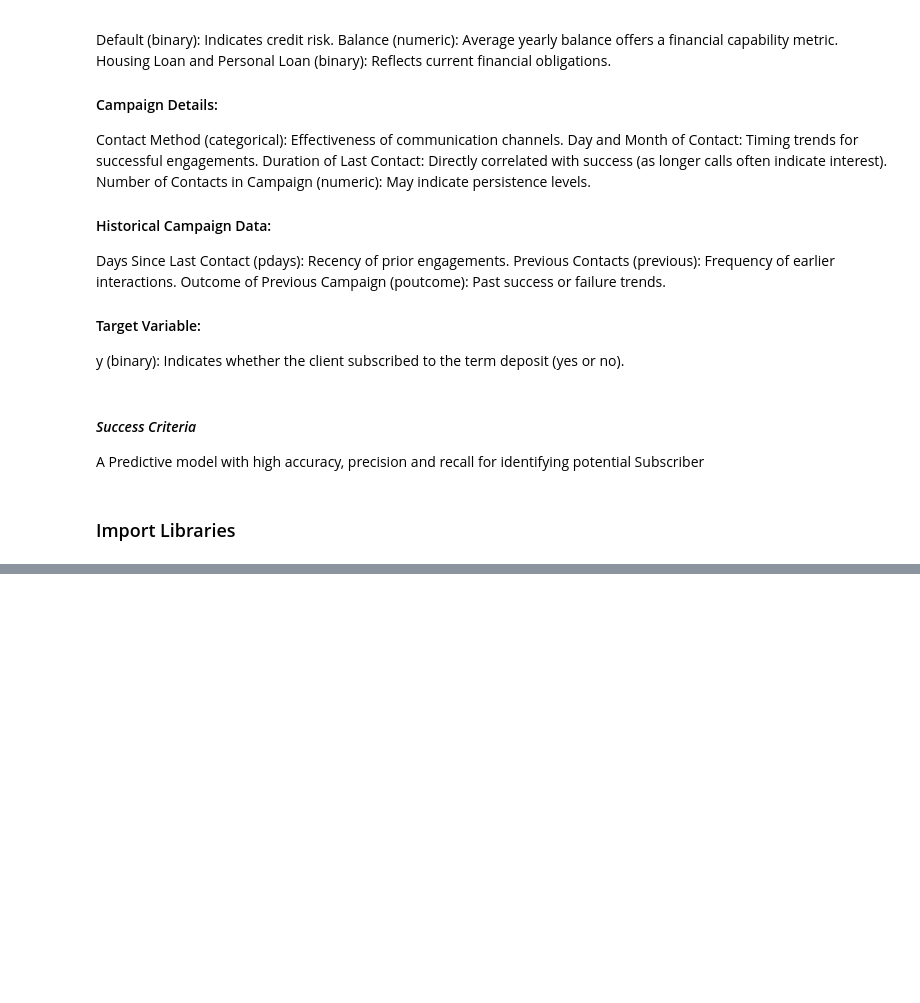
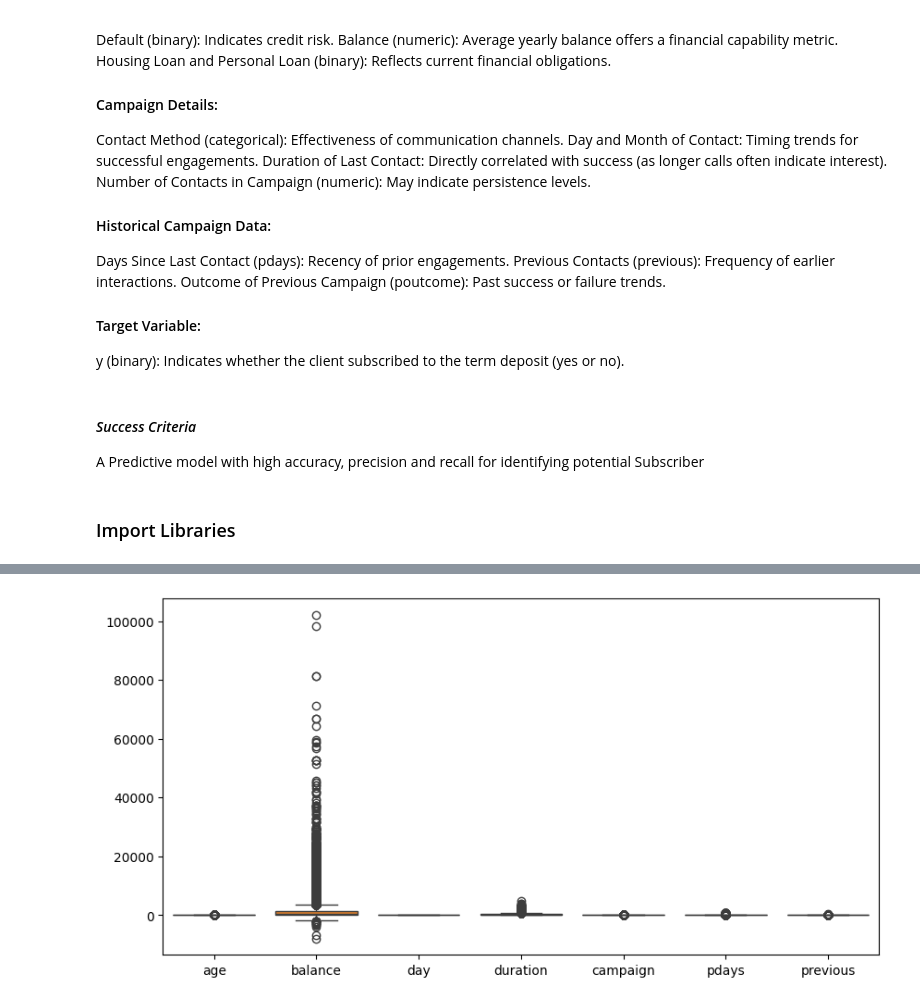
Before and after one commit to zeemanzak/Predictive-Analysis-for-Client-Subscription, a Jupyter notebook: notebook/main.ipynb, the cells around one changed output, grey strips where cells are left out. Saved outputs shown, nothing was run; the diff lists cells and outputs as text; code cells hidden in the pictures; blank space fills up the shorter version.

```diff
--- a/notebook/main.ipynb
+++ b/notebook/main.ipynb
@@ -114,0 +242,6 @@ train_df
+# %%
+plt.figure(figsize=(10,5))
+sns.boxplot(train_df)
+plt.show()
+# %% [output]
+[figure, added]
```
Also changed, not shown: parts of 12 cells of this notebook.
